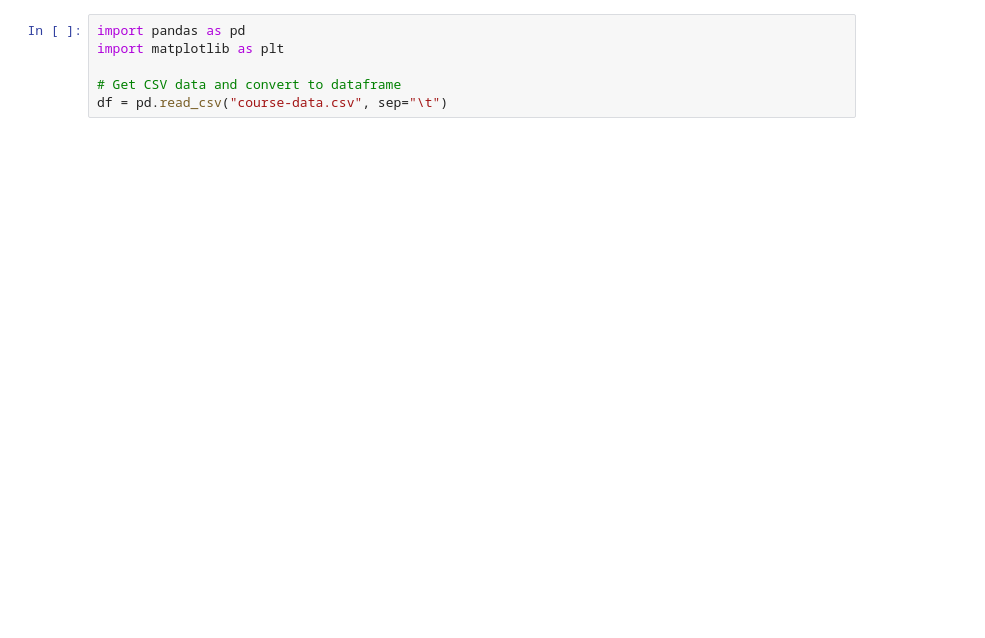
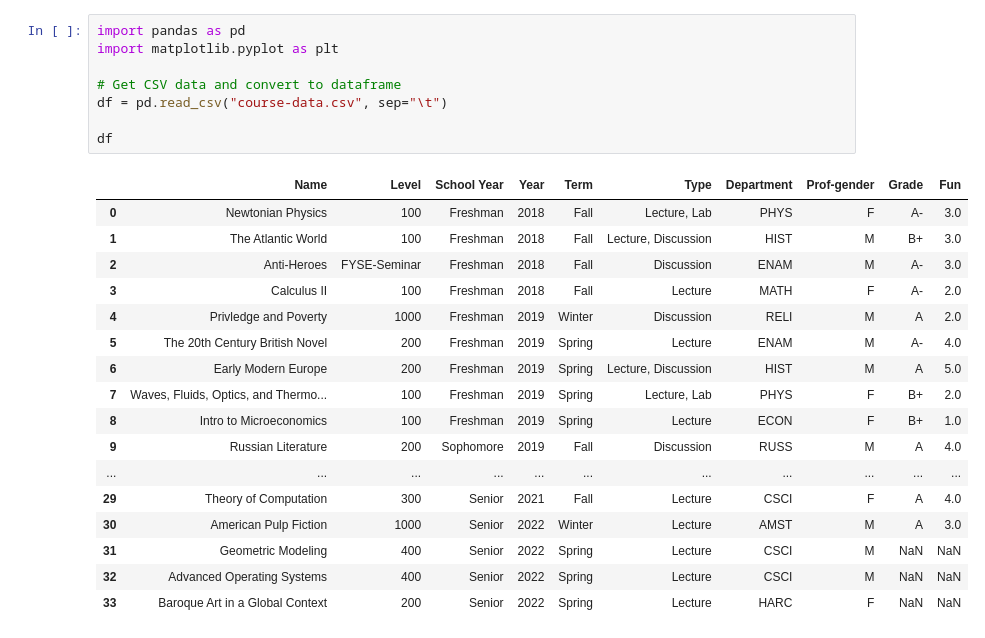
Before and after one commit to dborah123/college-course-analysis, a Jupyter notebook: analysis.ipynb, the cells around one changed output. Saved outputs shown, nothing was run; the diff lists cells and outputs as text; blank space fills up the shorter version.

```diff
--- a/analysis.ipynb
+++ b/analysis.ipynb
@@ -1,7 +1,27 @@
 # %%
 import pandas as pd
-import matplotlib as plt
+import matplotlib.pyplot as plt
 
 # Get CSV data and convert to dataframe
 df = pd.read_csv("course-data.csv", sep="\t")
+
+df
+# %% [output]
+|  | Name | Level | School Year | Year | Term | Type | Department | Prof-gender | Grade | Fun |
+| 0 | Newtonian Physics | 100 | Freshman | 2018 | Fall | Lecture, Lab | PHYS | F | A- | 3.0 |
+| 1 | The Atlantic World | 100 | Freshman | 2018 | Fall | Lecture, Discussion | HIST | M | B+ | 3.0 |
+| 2 | Anti-Heroes | FYSE-Seminar | Freshman | 2018 | Fall | Discussion | ENAM | M | A- | 3.0 |
+| 3 | Calculus II | 100 | Freshman | 2018 | Fall | Lecture | MATH | F | A- | 2.0 |
+| 4 | Privledge and Poverty | 1000 | Freshman | 2019 | Winter | Discussion | RELI | M | A | 2.0 |
+| 5 | The 20th Century British Novel | 200 | Freshman | 2019 | Spring | Lecture | ENAM | M | A- | 4.0 |
+| 6 | Early Modern Europe | 200 | Freshman | 2019 | Spring | Lecture, Discussion | HIST | M | A | 5.0 |
+| 7 | Waves, Fluids, Optics, and Thermo... | 100 | Freshman | 2019 | Spring | Lecture, Lab | PHYS | F | B+ | 2.0 |
+| 8 | Intro to Microeconomics | 100 | Freshman | 2019 | Spring | Lecture | ECON | F | B+ | 1.0 |
+| 9 | Russian Literature | 200 | Sophomore | 2019 | Fall | Discussion | RUSS | M | A | 4.0 |
+| ... | ... | ... | ... | ... | ... | ... | ... | ... | ... | ... |
+| 29 | Theory of Computation | 300 | Senior | 2021 | Fall | Lecture | CSCI | F | A | 4.0 |
+| 30 | American Pulp Fiction | 1000 | Senior | 2022 | Winter | Lecture | AMST | M | A | 3.0 |
+| 31 | Geometric Modeling | 400 | Senior | 2022 | Spring | Lecture | CSCI | M | NaN | NaN |
+| 32 | Advanced Operating Systems | 400 | Senior | 2022 | Spring | Lecture | CSCI | M | NaN | NaN |
+| 33 | Baroque Art in a Global Context | 200 | Senior | 2022 | Spring | Lecture | HARC | F | NaN | NaN |
 # %%
```
Also changed, not shown: parts of 4 cells of this notebook, 1 other file.
